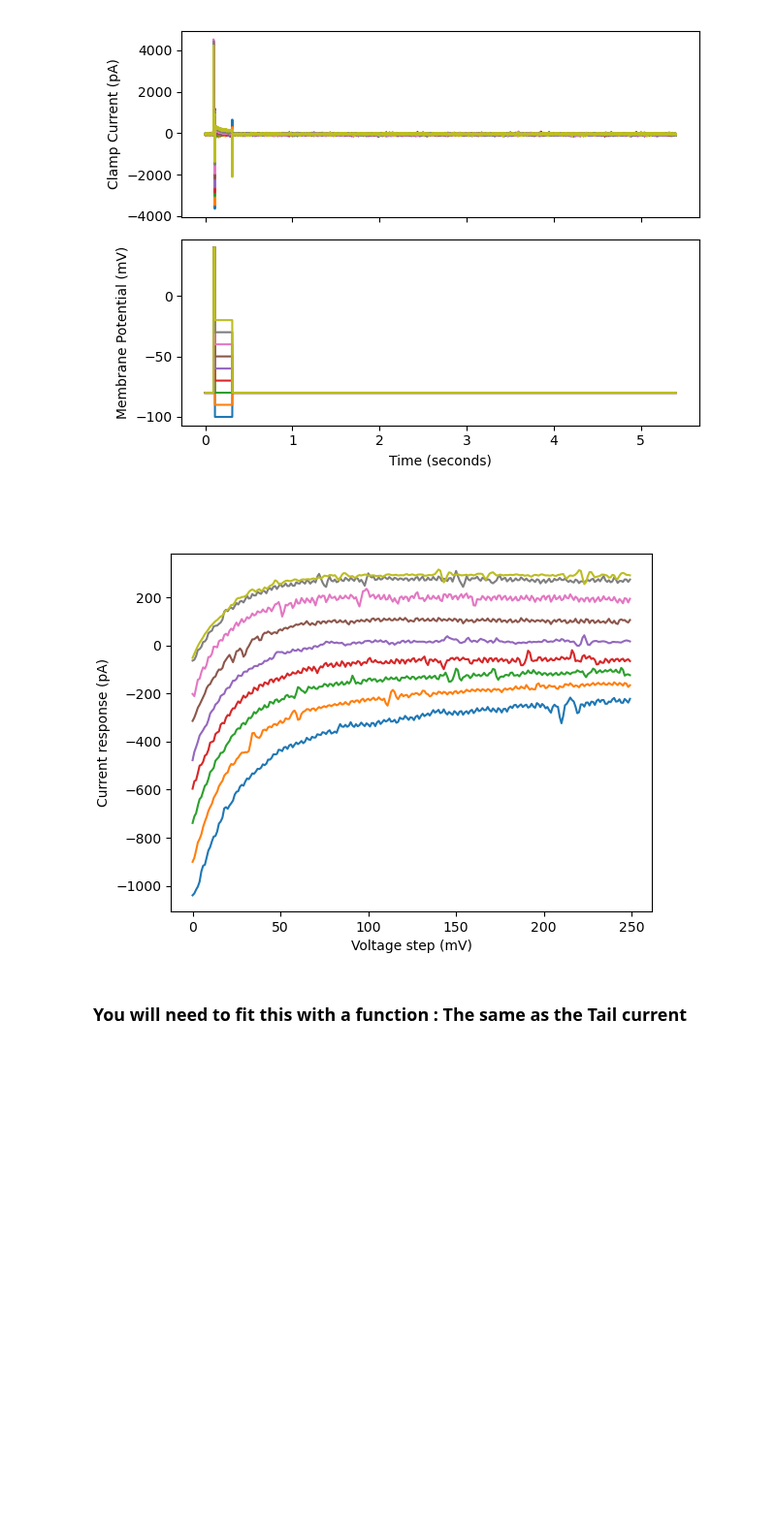
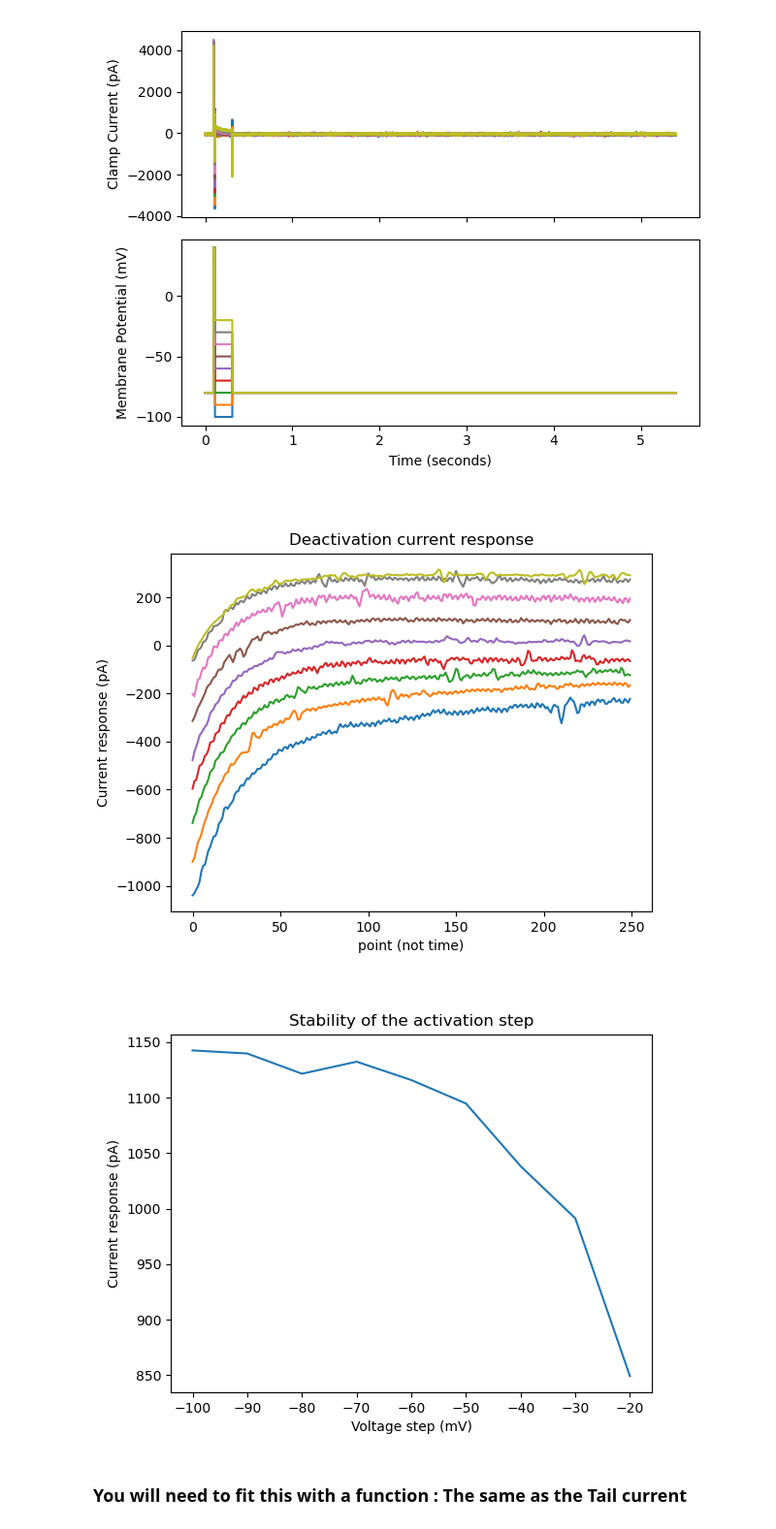
Before and after one commit to afmontarras/CSHL, a Jupyter notebook: Kv.ipynb, the cells around one changed output. Shown at 97% size. Cells and saved outputs as stored; diff of their text form; code cells hidden in the pictures; blank space fills up the shorter version.

```diff
--- a/Kv.ipynb
+++ b/Kv.ipynb
@@ -243,32 +246,41 @@ plot_swps(f)
 # %% [output]
 [figure]
 # %%
+plt.close('all')
 swps, swp_time, sr = get_sweeps(f)
 ## The mean on your voltage step:
 v_start = 0.125
 v_end = 0.3
 voltage_step = np.mean(swp_window(swps,v_start,v_end,sr,channel=1),axis=1)
 ## the baseline current:
 i_start = 0.05
 i_end = 0.08
-current_baseline = np.max(swp_window(swps,i_start,i_end,sr,channel=0),axis=1)[:, np.newaxis]
+current_baseline = np.max(swp_window(swps,i_start,i_end,sr,channel=0),axis=1)
 ## the reference full activation pic curren response:
-i_start = 0.105
-i_end = 0.108
-ref_current = np.max(swp_window(swps,i_start,i_end,sr,channel=0),axis=1) - current_baseline
+i_start = 0.107
+i_end = 0.109
+ref_current = np.mean(swp_window(swps,i_start,i_end,sr,channel=0),axis=1) - current_baseline
 ## the pic response in your current:
 i_start = 0.110
 i_end = 0.115
-current_response = swp_window(swps,i_start,i_end,sr,channel=0) - current_baseline
+current_response = swp_window(swps,i_start,i_end,sr,channel=0) - current_baseline[:, np.newaxis]
+
 ## Create a figure plot with this line:
 fig,ax = plt.subplots()
-## the ax.plot(x,y,'line, dot,...') will plot your data to the figure
-ax.plot(current_response.T)
+ax.set_title('Stability of the activation step')
+ax.plot(voltage_step,ref_current)
 ax.set_xlabel('Voltage step (mV)')
 ax.set_ylabel('Current response (pA)')
+## Create a figure plot with this line:
+fig,ax = plt.subplots()
+ax.set_title('Deactivation current response')
+ax.plot(current_response.T)
+ax.set_xlabel('point (not time)')
+ax.set_ylabel('Current response (pA)')
 plt.show()
 # %% [output]
-[figure, old version]
+[figure, new version]
+[figure, added]
 # %% [markdown]
 ### You will need to fit this with a function : The same as the Tail current
 # %% [markdown]
```
Also changed, not shown: parts of 2 cells of this notebook, 4 other files.
